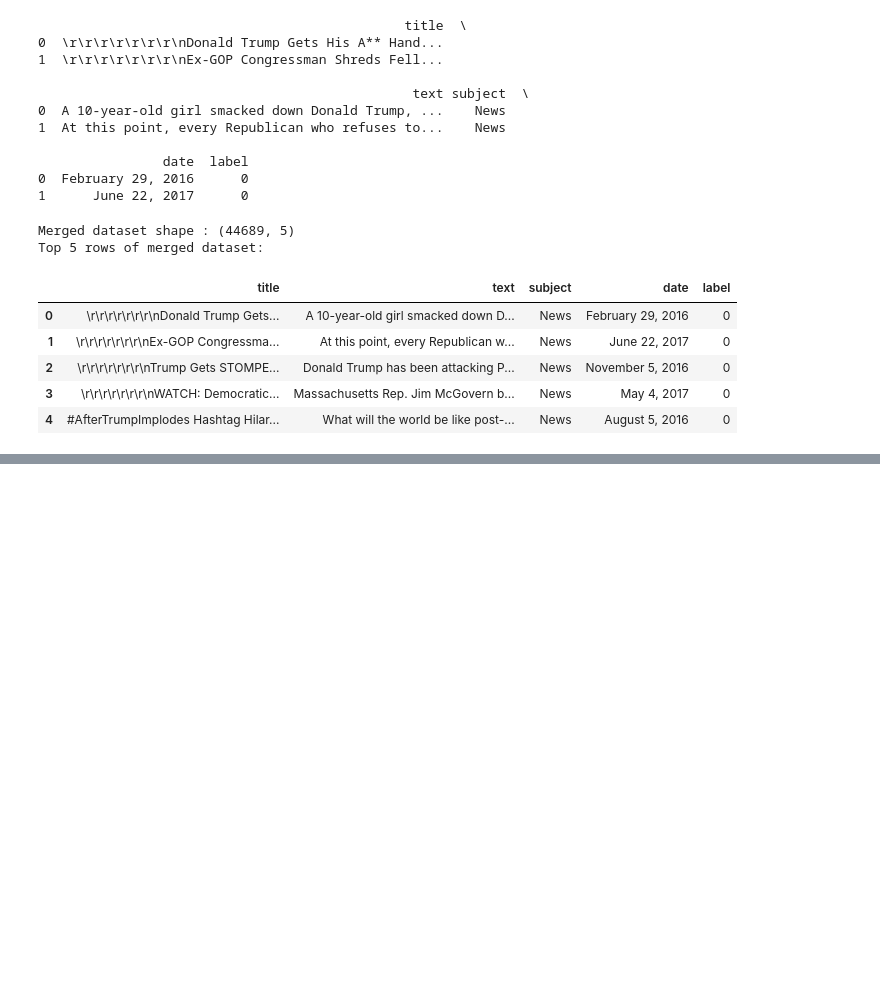
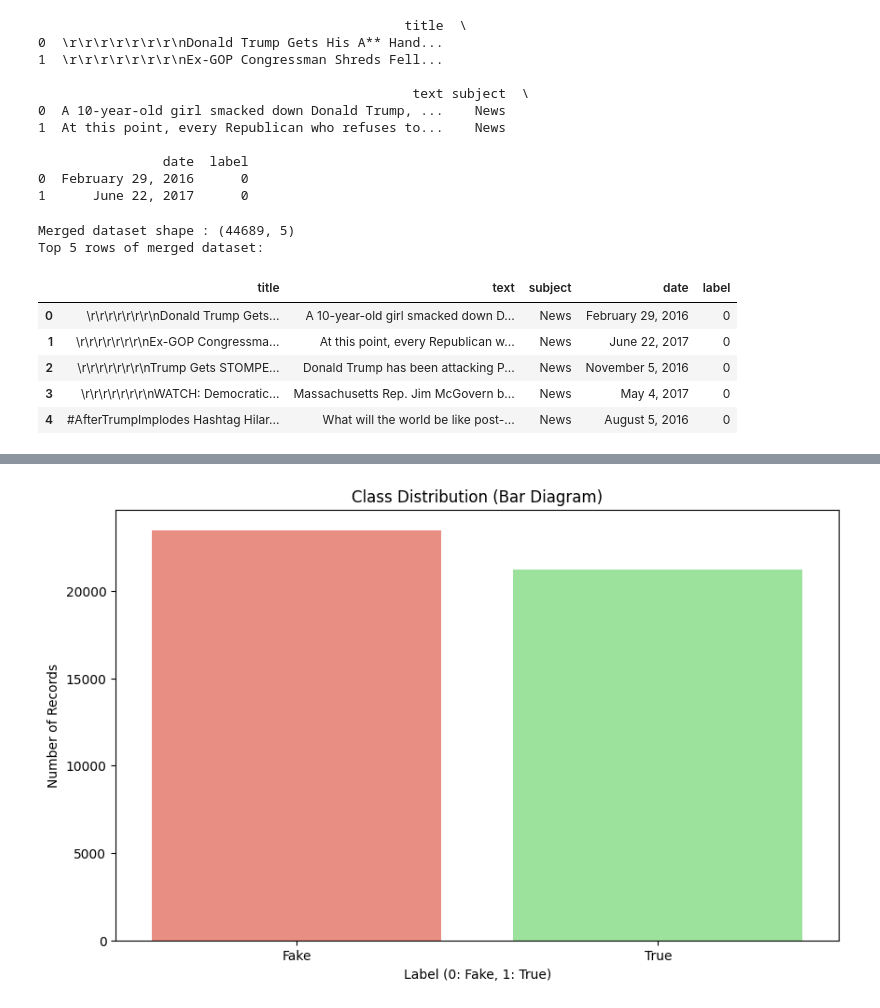
Before and after one commit to rajukarki467/Data-Science-projects, a Jupyter notebook: FakeNewsDetection.ipynb, the cells around one changed output, grey strips where cells are left out. Saved outputs shown, nothing was run; the diff lists cells and outputs as text; code cells hidden in the pictures; blank space fills up the shorter version.

```diff
--- a/FakeNewsDetection.ipynb
+++ b/FakeNewsDetection.ipynb
@@ -504,0 +546,12 @@ Top 5 rows of merged dataset:
+# %%
+
+# -- Bar Diagram---
+plt.figure(figsize =(10,6))
+sns.countplot(x='label',data= df_train,palette ={0 : 'salmon' ,1: 'lightgreen'}, hue = 'label',legend =False)
+plt.title('Class Distribution (Bar Diagram)')
+plt.xlabel('Label (0: Fake, 1: True)')
+plt.ylabel('Number of Records')
+plt.xticks(ticks=[0, 1], labels=['Fake', 'True'])
+plt.show()
+# %% [output]
+[figure, added]
```
Also changed, not shown: parts of 10 cells of this notebook.
